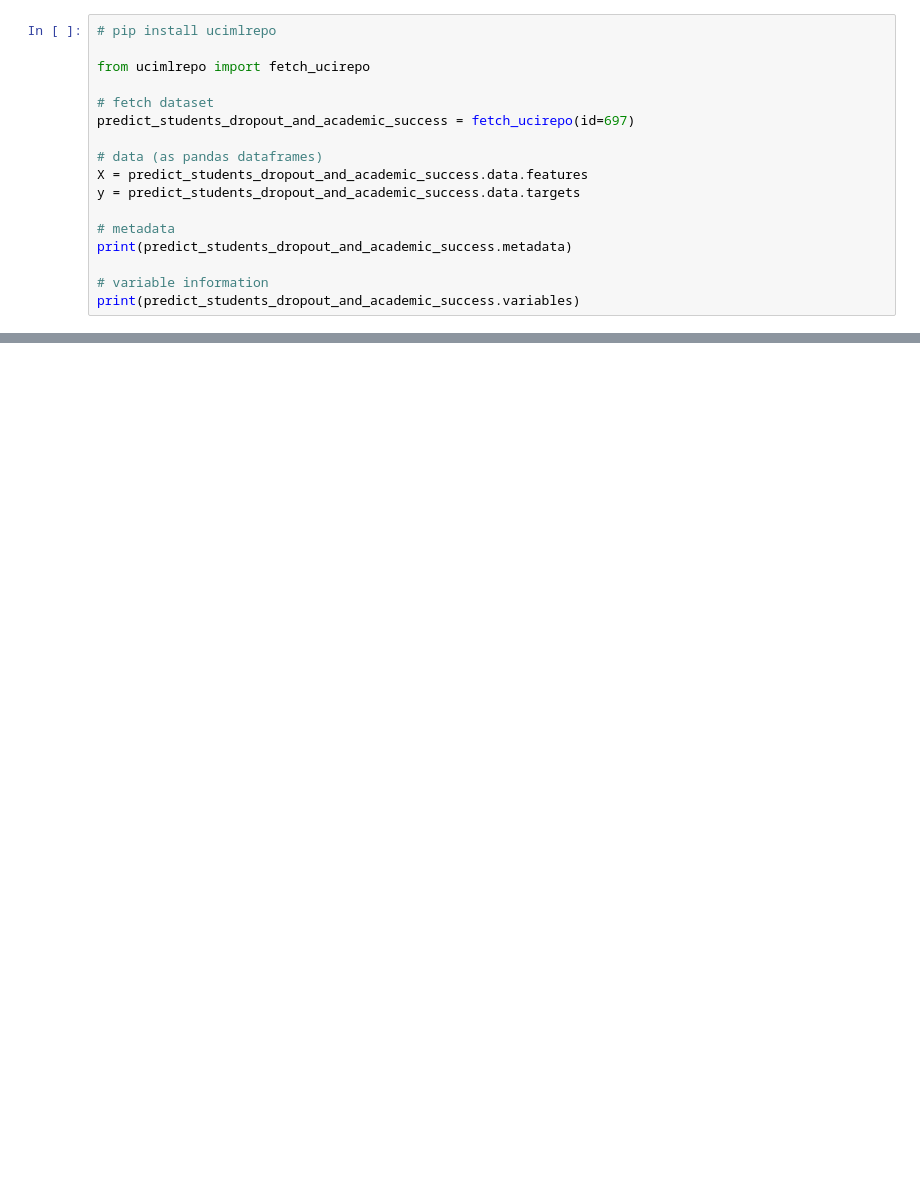
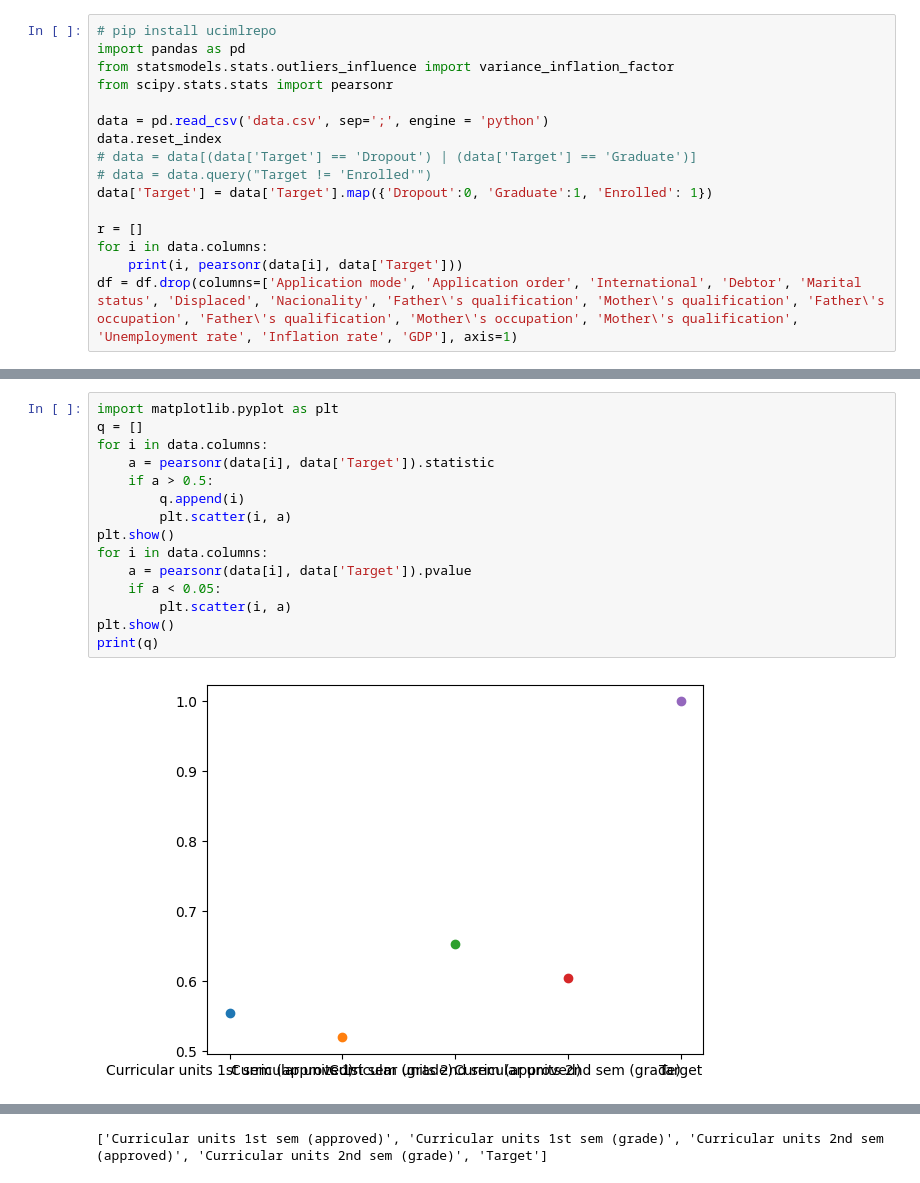
Before and after one commit to kellerflint/stats-for-ai-final-project, a Jupyter notebook: Students.ipynb, the cells around one changed output, grey strips where cells are left out. Cells and saved outputs as stored; diff of their text form; blank space fills up the shorter version.

```diff
--- a/Students.ipynb
+++ b/Students.ipynb
@@ -1,18 +1,17 @@
 # %%
 # pip install ucimlrepo
+import pandas as pd
+from statsmodels.stats.outliers_influence import variance_inflation_factor
+from scipy.stats.stats import pearsonr
 
-from ucimlrepo import fetch_ucirepo
+data = pd.read_csv('data.csv', sep=';', engine = 'python')
+data.reset_index
+# data = data[(data['Target'] == 'Dropout') | (data['Target'] == 'Graduate')]
+# data = data.query("Target != 'Enrolled'")
+data['Target'] = data['Target'].map({'Dropout':0, 'Graduate':1, 'Enrolled': 1})
 
-# fetch dataset
-predict_students_dropout_and_academic_success = fetch_ucirepo(id=697)
-
-# data (as pandas dataframes)
-X = predict_students_dropout_and_academic_success.data.features
-y = predict_students_dropout_and_academic_success.data.targets
-
-# metadata
-print(predict_students_dropout_and_academic_success.metadata)
-
-# variable information
-print(predict_students_dropout_and_academic_success.variables)
+r = []
+for i in data.columns:
+    print(i, pearsonr(data[i], data['Target']))
+df = df.drop(columns=['Application mode', 'Application order', 'International', 'Debtor', 'Marital status', 'Displaced', 'Nacionality', 'Father\'s qualification', 'Mother\'s qualification', 'Father\'s occupation', 'Father\'s qualification', 'Mother\'s occupation', 'Mother\'s qualification', 'Unemployment rate', 'Inflation rate', 'GDP'], axis=1)
 # %% [output]
@@ -35,0 +36,17 @@ print(predict_students_dropout_and_academic_success.variables)
+# %%
+import matplotlib.pyplot as plt
+q = []
+for i in data.columns:
+    a = pearsonr(data[i], data['Target']).statistic
+    if a > 0.5:
+        q.append(i)
+        plt.scatter(i, a)
+plt.show()
+for i in data.columns:
+    a = pearsonr(data[i], data['Target']).pvalue
+    if a < 0.05:
+        plt.scatter(i, a)
+plt.show()
+print(q)
+# %% [output]
+[figure, added]
@@ -35,0 +54 @@ print(predict_students_dropout_and_academic_success.variables)
+['Curricular units 1st sem (approved)', 'Curricular units 1st sem (grade)', 'Curricular units 2nd sem (approved)', 'Curricular units 2nd sem (grade)', 'Target']
```
Also changed, not shown: parts of 21 cells of this notebook.
